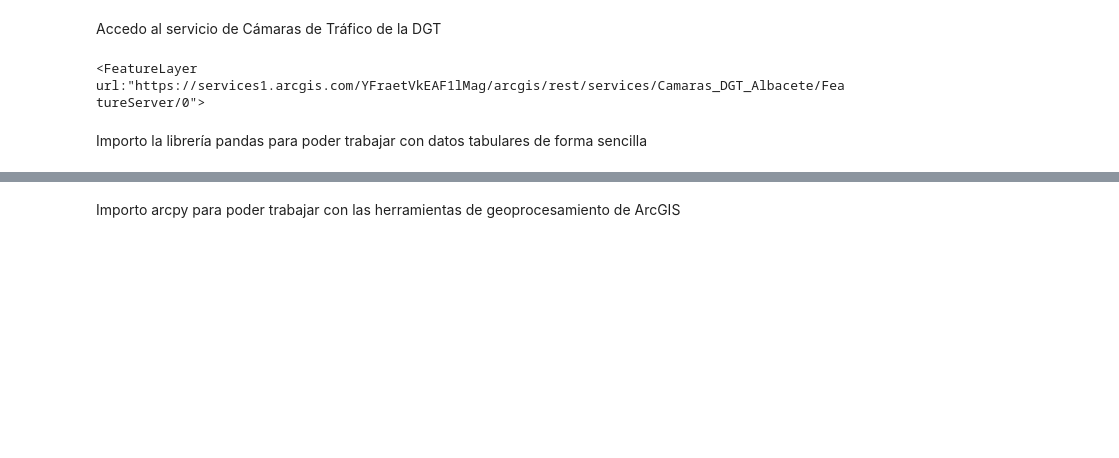
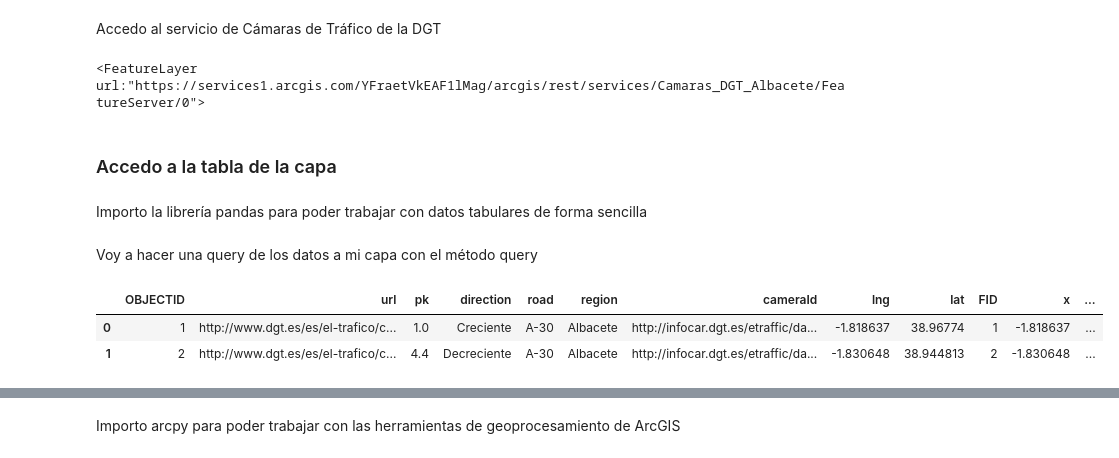
Before and after one commit to alvarogtrzcliment/Spatial-Analysis, a Jupyter notebook: deep-learning-prueba/automate-deep-learning.ipynb, the cells around one changed output, grey strips where cells are left out. Drawn from its saved outputs; the diff is of its cells as text; code cells hidden in the pictures; blank space fills up the shorter version.

```diff
--- a/deep-learning-prueba/automate-deep-learning.ipynb
+++ b/deep-learning-prueba/automate-deep-learning.ipynb
@@ -15,7 +17,18 @@ camarasTrafico = gis.content.get(idServicio).layers[0]
 camarasTrafico
 # %% [output]
 <FeatureLayer url:"https://services1.arcgis.com/YFraetVkEAF1lMag/arcgis/rest/services/Camaras_DGT_Albacete/FeatureServer/0">
+# %% [markdown]
+### Accedo a la tabla de la capa
 # %% [markdown]
 Importo la librería pandas para poder trabajar con datos tabulares de forma sencilla
 # %%
 import pandas as pd
+# %% [markdown]
+Voy a hacer una query de los datos a mi capa con el método query
+# %%
+camarasTraficoDF = camarasTrafico.query(as_df=True, where="FID<3")
+camarasTraficoDF
+# %% [output]
+|  | OBJECTID | url | pk | direction | road | region | cameraId | lng | lat | FID | x | ... |
+| 0 | 1 | http://www.dgt.es/es/el-trafico/c... | 1.0 | Creciente | A-30 | Albacete | http://infocar.dgt.es/etraffic/da... | -1.818637 | 38.96774 | 1 | -1.818637 | ... |
+| 1 | 2 | http://www.dgt.es/es/el-trafico/c... | 4.4 | Decreciente | A-30 | Albacete | http://infocar.dgt.es/etraffic/da... | -1.830648 | 38.944813 | 2 | -1.830648 | ... |
```
Also changed, not shown: parts of 17 cells of this notebook.
